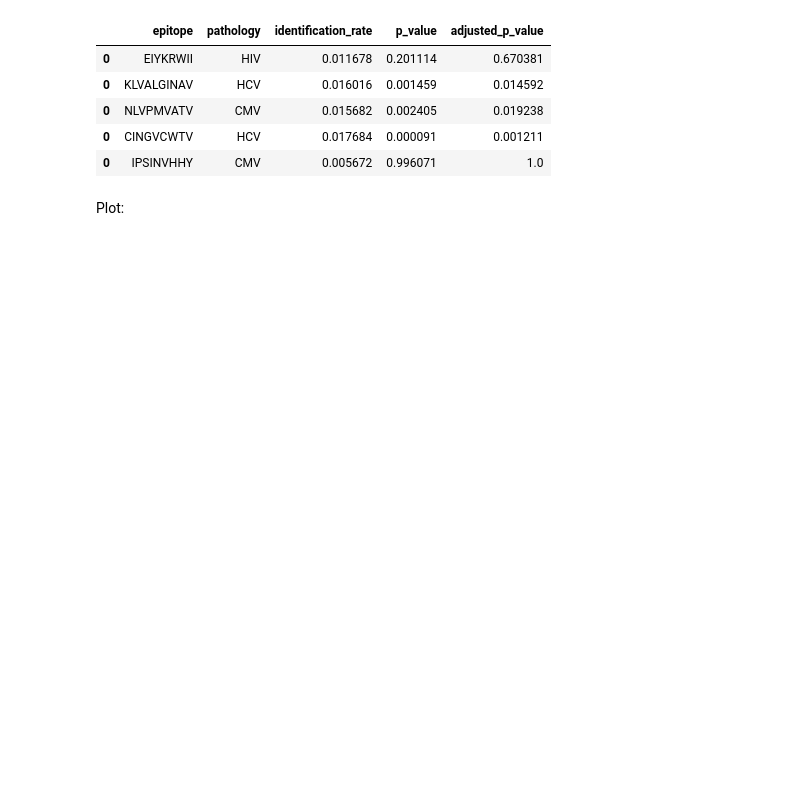
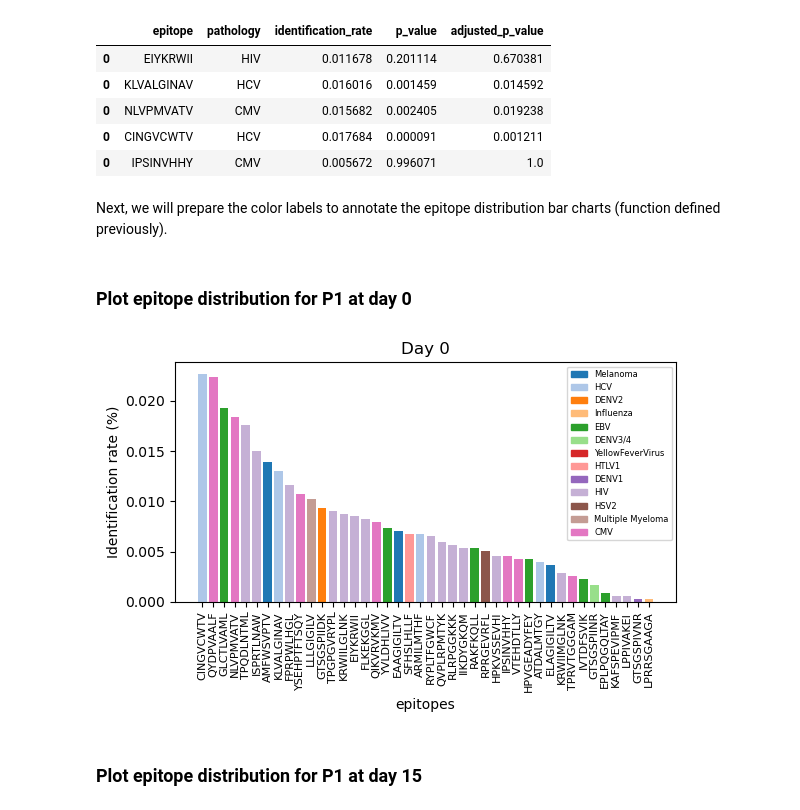
Before and after one commit to svalkiers/MMB_antigen_receptor_repertoire_tools, a Jupyter notebook: notebooks/part4_tcrex_stats.ipynb, the cells around one changed output. Drawn from its saved outputs; the diff is of its cells as text; code cells hidden in the pictures; blank space fills up the shorter version.

```diff
--- a/notebooks/part4_tcrex_stats.ipynb
+++ b/notebooks/part4_tcrex_stats.ipynb
@@ -242,5 +235,5 @@ metrics_day_15.head()
 | 0 | NLVPMVATV | CMV | 0.015682 | 0.002405 | 0.019238 |
 | 0 | CINGVCWTV | HCV | 0.017684 | 0.000091 | 0.001211 |
 | 0 | IPSINVHHY | CMV | 0.005672 | 0.996071 | 1.0 |
-# %% [markdown]
-Plot:
+# %% [markdown]
+Next, we will prepare the color labels to annotate the epitope distribution bar charts (function defined previously).
@@ -247 +249,14 @@ Plot:
+# %% [markdown]
+### **Plot epitope distribution for P1 at day 0**
+# %%
+plot_epitope_distribution(
+    metrics_df = metrics_day_0,
+    colordict = colorlabels,
+    name = 'P1_0_epitope_distribution',
+    title = "Day 0"
+    )
+# %% [output]
+[figure, added]
+# %% [markdown]
+### **Plot epitope distribution for P1 at day 15**
 # %%
```
Also changed, not shown: parts of 12 cells of this notebook, 3 other files.
